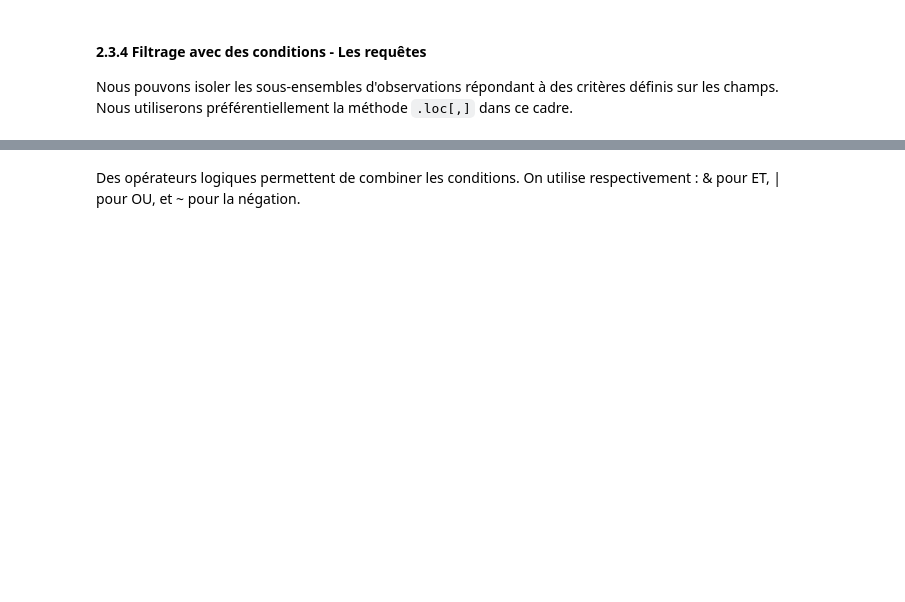
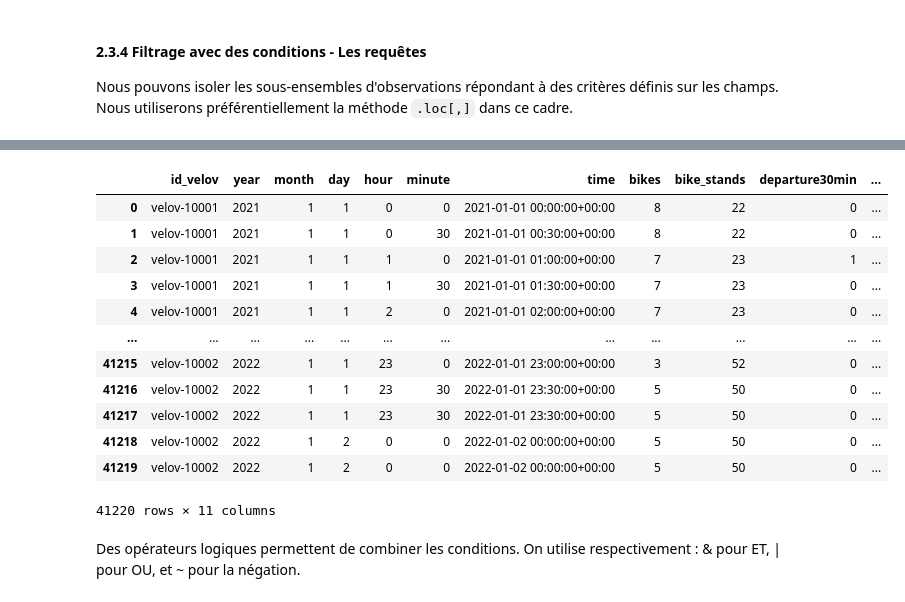
Before and after one commit to bcahier/M2_geonum_python, a Jupyter notebook: notebooks/01.velov-data-exploration.ipynb, the cells around one changed output, grey strips where cells are left out. Saved outputs shown, nothing was run; the diff lists cells and outputs as text; code cells hidden in the pictures; blank space fills up the shorter version.

```diff
--- a/notebooks/01.velov-data-exploration.ipynb
+++ b/notebooks/01.velov-data-exploration.ipynb
@@ -120,9 +146,8 @@ df_bikes.info()
 # Réduction de la taille en mémoire
 
 ## on transforme le type des colonnes en entier ou float lorsque cela est nécessaire
-df_bikes.bikes = df_bikes.bikes.apply(lambda x: int(float(x)))
+df_bikes['bikes'] = df_bikes.bikes.apply(lambda x: int(float(x)))
 df_bikes.bike_stands = df_bikes.bike_stands.apply(lambda x: np.int32(float(x)))
-
 df_bikes['year'] = df_bikes['year'].astype('int16')
 df_bikes[['month','day','hour','minute', 'bikes', 'bike_stands', 'departure30min','arrival30min']] = df_bikes[['month','day','hour','minute', 'bikes', 'bike_stands', 'departure30min','arrival30min']].astype('int8')
 # %%
@@ -237,6 +497,22 @@ df_bikes.loc[df_bikes['id_velov']=="velov-10001",:]
 # %%
 ## Pour un ensemble de valeurs de la même variable, on utilise la méthode isin()
-df_bikes.loc[df_bikes['id_velov'].isin(['velov-10001','velov-10002']),:]
+mes_stations = ['velov-10001','velov-10002']
+
+df_bikes.loc[df_bikes['id_velov'].isin(mes_stations),:]
+# %% [output]
+|  | id_velov | year | month | day | hour | minute | time | bikes | bike_stands | departure30min | ... |
+| 0 | velov-10001 | 2021 | 1 | 1 | 0 | 0 | 2021-01-01 00:00:00+00:00 | 8 | 22 | 0 | ... |
+| 1 | velov-10001 | 2021 | 1 | 1 | 0 | 30 | 2021-01-01 00:30:00+00:00 | 8 | 22 | 0 | ... |
+| 2 | velov-10001 | 2021 | 1 | 1 | 1 | 0 | 2021-01-01 01:00:00+00:00 | 7 | 23 | 1 | ... |
+| 3 | velov-10001 | 2021 | 1 | 1 | 1 | 30 | 2021-01-01 01:30:00+00:00 | 7 | 23 | 0 | ... |
+| 4 | velov-10001 | 2021 | 1 | 1 | 2 | 0 | 2021-01-01 02:00:00+00:00 | 7 | 23 | 0 | ... |
+| ... | ... | ... | ... | ... | ... | ... | ... | ... | ... | ... | ... |
+| 41215 | velov-10002 | 2022 | 1 | 1 | 23 | 0 | 2022-01-01 23:00:00+00:00 | 3 | 52 | 0 | ... |
+| 41216 | velov-10002 | 2022 | 1 | 1 | 23 | 30 | 2022-01-01 23:30:00+00:00 | 5 | 50 | 0 | ... |
+| 41217 | velov-10002 | 2022 | 1 | 1 | 23 | 30 | 2022-01-01 23:30:00+00:00 | 5 | 50 | 0 | ... |
+| 41218 | velov-10002 | 2022 | 1 | 2 | 0 | 0 | 2022-01-02 00:00:00+00:00 | 5 | 50 | 0 | ... |
+| 41219 | velov-10002 | 2022 | 1 | 2 | 0 | 0 | 2022-01-02 00:00:00+00:00 | 5 | 50 | 0 | ... |
+41220 rows × 11 columns
 # %% [markdown]
 Des opérateurs logiques permettent de combiner les conditions.
 On utilise respectivement : & pour ET, | pour OU, et ~ pour la négation.
```
Also changed, not shown: parts of 44 cells of this notebook, 3 other files.
